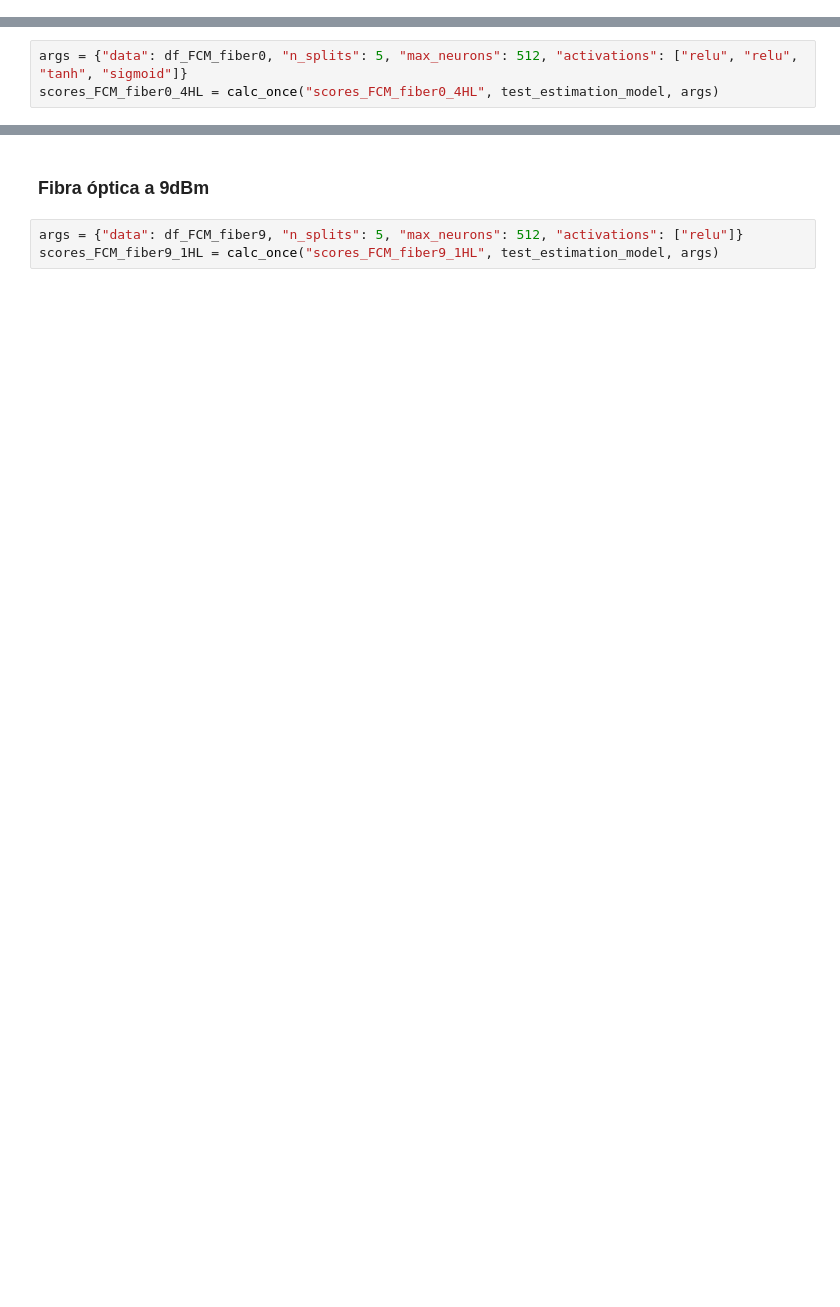
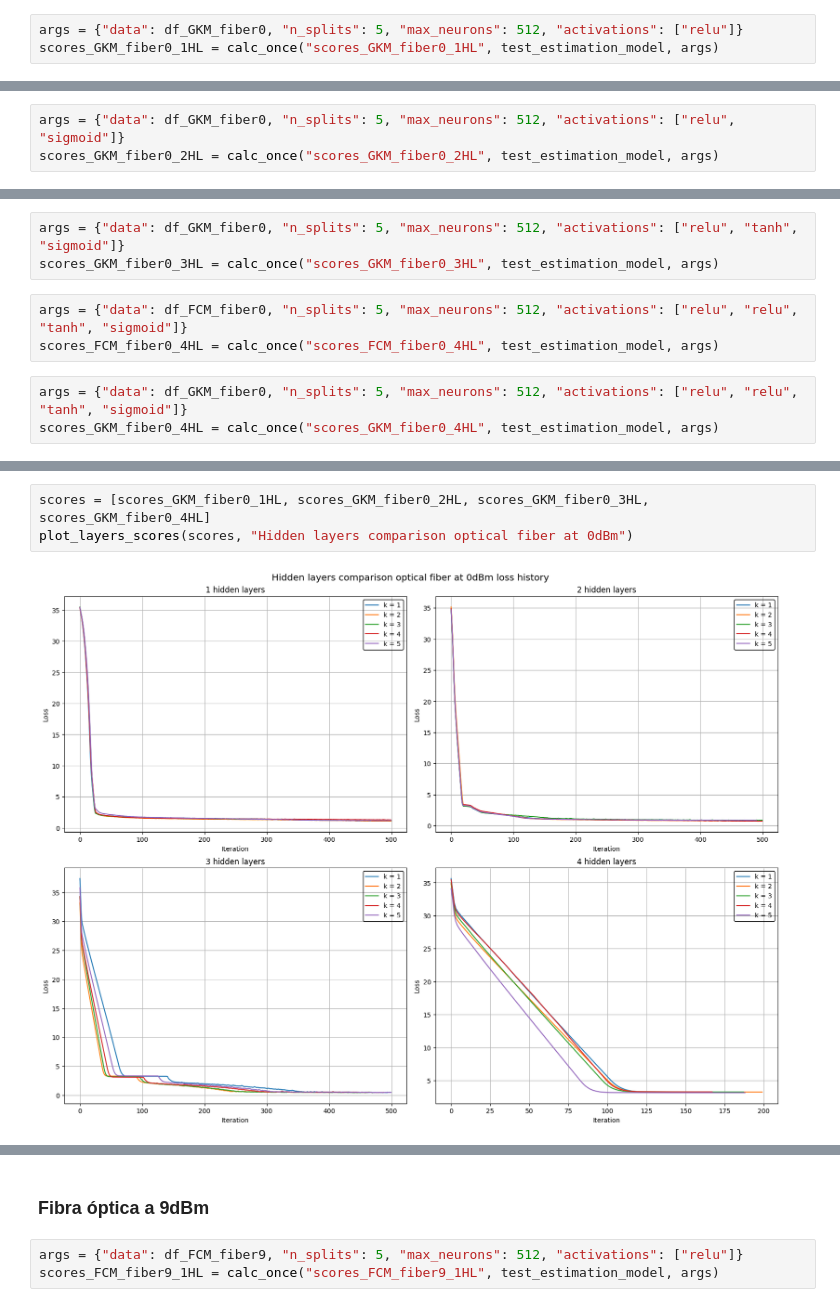
Before and after one commit to jjgranadat/Semillero_SOFA, a Jupyter notebook: ICI_Project/Codes/ICI_Regression.ipynb, the cells around one changed output, grey strips where cells are left out. Drawn from its saved outputs; the diff is of its cells as text; blank space fills up the shorter version.

```diff
--- a/ICI_Project/Codes/ICI_Regression.ipynb
+++ b/ICI_Project/Codes/ICI_Regression.ipynb
@@ -785,15 +1390,27 @@ plot_layers_scores(scores, "Hidden layers comparison B2B")
 # %%
 args = {"data": df_FCM_fiber0, "n_splits": 5, "max_neurons": 512, "activations": ["relu"]}
 scores_FCM_fiber0_1HL = calc_once("scores_FCM_fiber0_1HL", test_estimation_model, args)
+# %%
+args = {"data": df_GKM_fiber0, "n_splits": 5, "max_neurons": 512, "activations": ["relu"]}
+scores_GKM_fiber0_1HL = calc_once("scores_GKM_fiber0_1HL", test_estimation_model, args)
 # %%
 args = {"data": df_FCM_fiber0, "n_splits": 5, "max_neurons": 512, "activations": ["relu", "sigmoid"]}
 scores_FCM_fiber0_2HL = calc_once("scores_FCM_fiber0_2HL", test_estimation_model, args)
+# %%
+args = {"data": df_GKM_fiber0, "n_splits": 5, "max_neurons": 512, "activations": ["relu", "sigmoid"]}
+scores_GKM_fiber0_2HL = calc_once("scores_GKM_fiber0_2HL", test_estimation_model, args)
 # %%
 args = {"data": df_FCM_fiber0, "n_splits": 5, "max_neurons": 512, "activations": ["relu", "tanh", "sigmoid"]}
 scores_FCM_fiber0_3HL = calc_once("scores_FCM_fiber0_3HL", test_estimation_model, args)
+# %%
+args = {"data": df_GKM_fiber0, "n_splits": 5, "max_neurons": 512, "activations": ["relu", "tanh", "sigmoid"]}
+scores_GKM_fiber0_3HL = calc_once("scores_GKM_fiber0_3HL", test_estimation_model, args)
 # %%
 args = {"data": df_FCM_fiber0, "n_splits": 5, "max_neurons": 512, "activations": ["relu", "relu", "tanh", "sigmoid"]}
 scores_FCM_fiber0_4HL = calc_once("scores_FCM_fiber0_4HL", test_estimation_model, args)
+# %%
+args = {"data": df_GKM_fiber0, "n_splits": 5, "max_neurons": 512, "activations": ["relu", "relu", "tanh", "sigmoid"]}
+scores_GKM_fiber0_4HL = calc_once("scores_GKM_fiber0_4HL", test_estimation_model, args)
 # %%
 %store scores_FCM_fiber0_1HL
 %store scores_FCM_fiber0_2HL
@@ -812,0 +1439,5 @@ plot_layers_scores(scores, "Hidden layers comparison optical fiber at 0dBm")
+# %%
+scores = [scores_GKM_fiber0_1HL, scores_GKM_fiber0_2HL, scores_GKM_fiber0_3HL, scores_GKM_fiber0_4HL]
+plot_layers_scores(scores, "Hidden layers comparison optical fiber at 0dBm")
+# %% [output]
+[figure, added]
```
Also changed, not shown: parts of 132 cells of this notebook, 6 other files.
